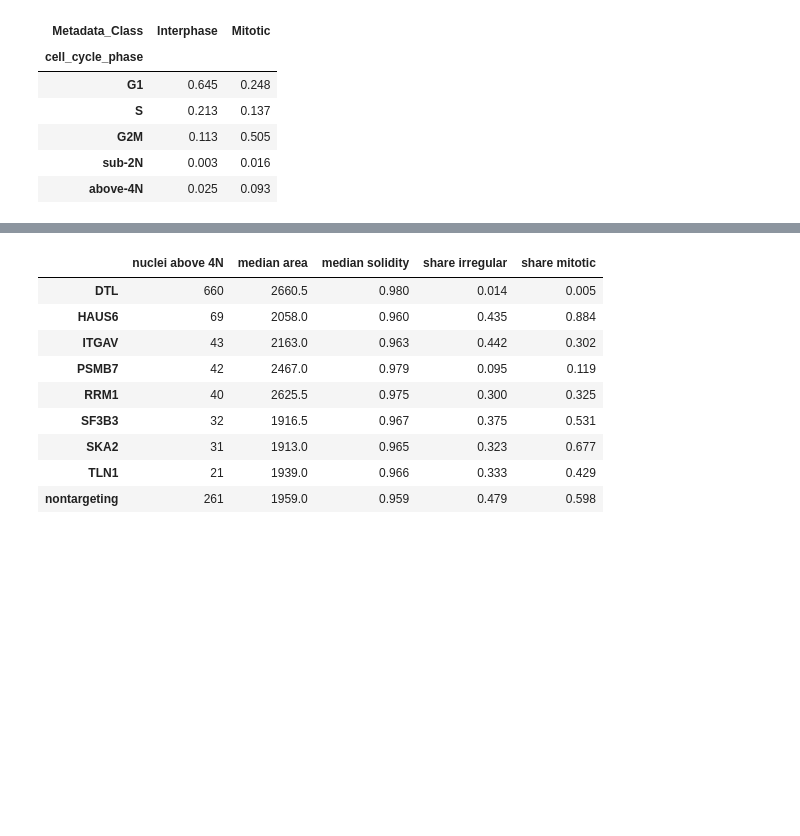
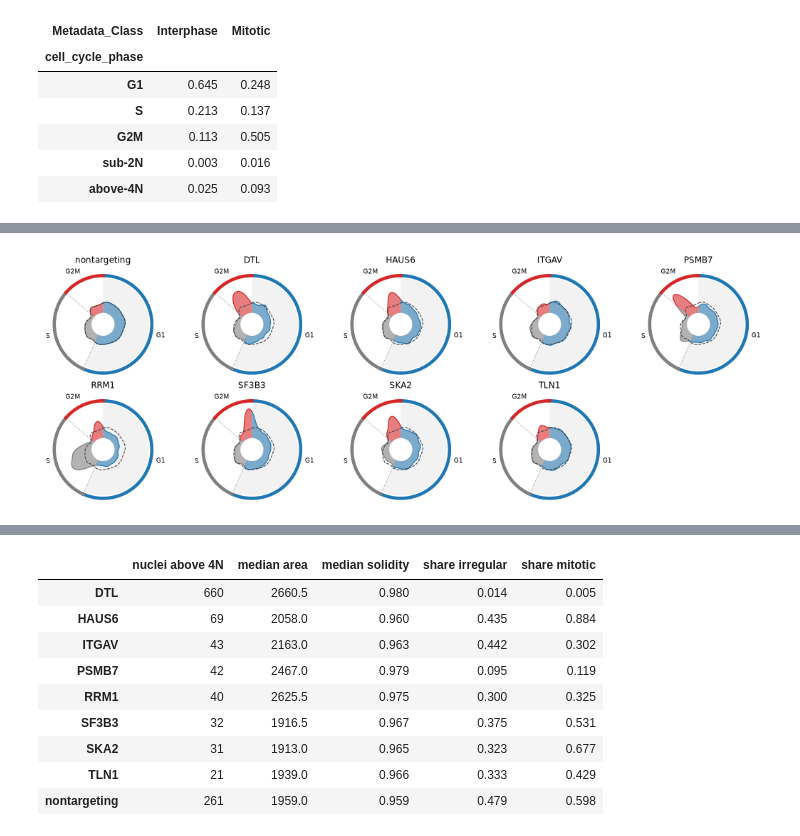
Before and after one commit to scverse/mantispy, a Jupyter notebook: docs/tutorials/single_cells/cell_cycle.ipynb, the cells around one changed output, grey strips where cells are left out. Cells and saved outputs as stored; diff of their text form; code cells hidden in the pictures; blank space fills up the shorter version.

```diff
--- a/docs/tutorials/single_cells/cell_cycle.ipynb
+++ b/docs/tutorials/single_cells/cell_cycle.ipynb
@@ -566,0 +597,4 @@ cells shows fewer of them than it made.
+# %%
+mt.pl.cell_cycle_clock(cells, kind="rings", groupby="Metadata_Gene", reference="nontargeting")
+# %% [output]
+[figure, added]
```
Also changed, not shown: parts of 13 cells of this notebook, 2 other files.
